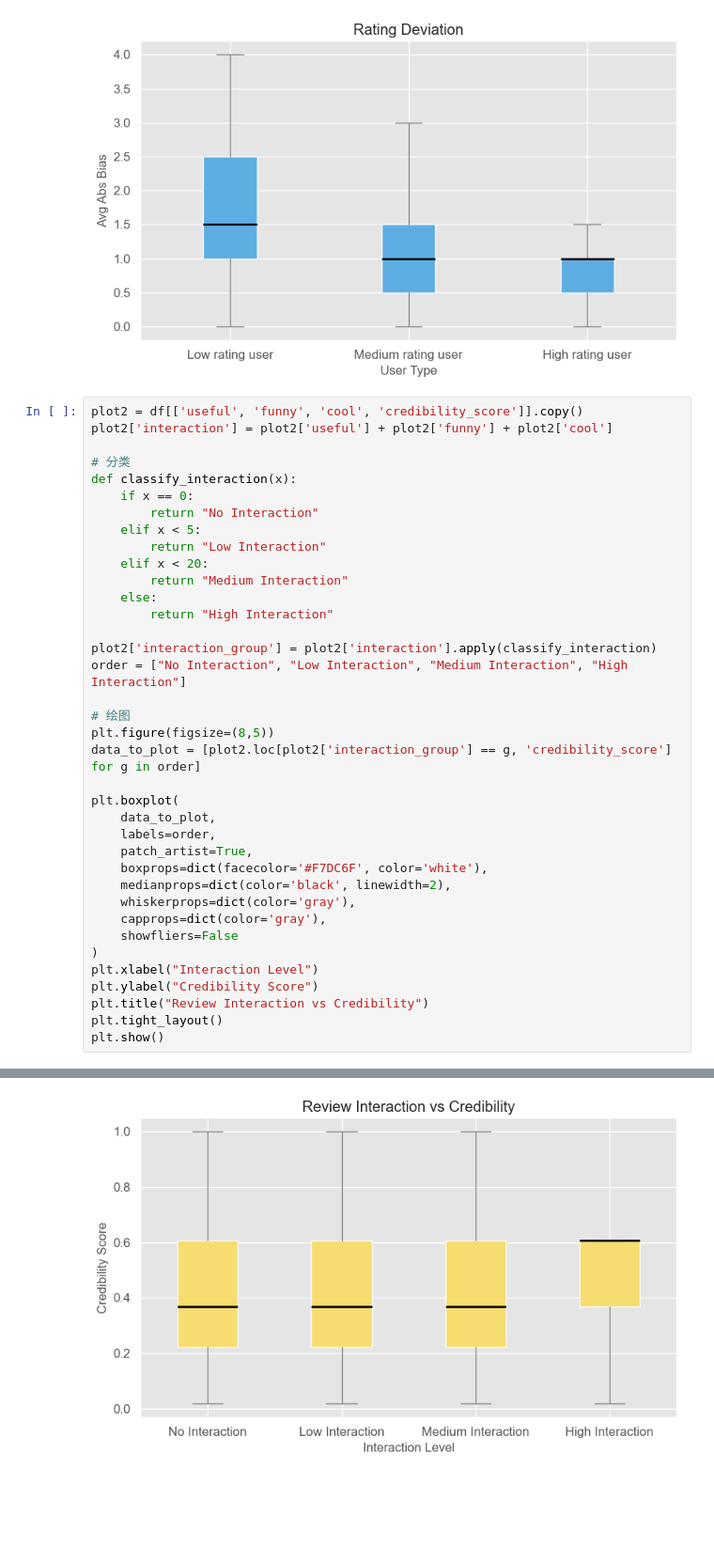
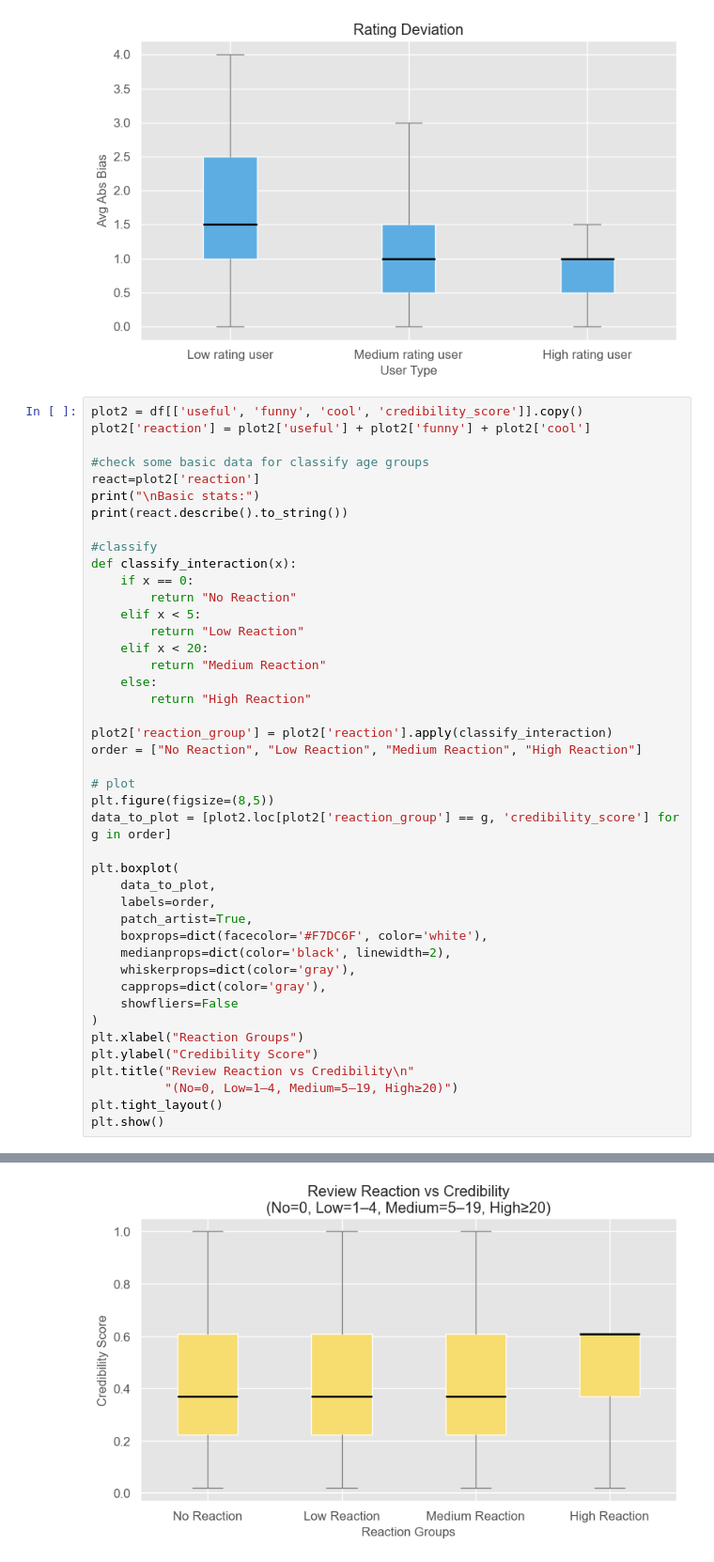
Before and after one commit to Bot-Tomchen/Data1030FinalProject, a Jupyter notebook: Final Project V1.ipynb, the cells around one changed output, grey strips where cells are left out. Shown: that part at 94% size. Drawn from its saved outputs; the diff is of its cells as text; blank space fills up the shorter version.

```diff
--- a/Final Project V1.ipynb
+++ b/Final Project V1.ipynb
@@ -463,25 +506,30 @@ plt.show()
 [figure]
 # %%
 plot2 = df[['useful', 'funny', 'cool', 'credibility_score']].copy()
-plot2['interaction'] = plot2['useful'] + plot2['funny'] + plot2['cool']
+plot2['reaction'] = plot2['useful'] + plot2['funny'] + plot2['cool']
 
-# 分类
+#check some basic data for classify age groups
+react=plot2['reaction']
+print("\nBasic stats:")
+print(react.describe().to_string())
+
+#classify
 def classify_interaction(x):
     if x == 0:
-        return "No Interaction"
+        return "No Reaction"
     elif x < 5:
-        return "Low Interaction"
+        return "Low Reaction"
     elif x < 20:
-        return "Medium Interaction"
+        return "Medium Reaction"
     else:
-        return "High Interaction"
+        return "High Reaction"
 
-plot2['interaction_group'] = plot2['interaction'].apply(classify_interaction)
-order = ["No Interaction", "Low Interaction", "Medium Interaction", "High Interaction"]
+plot2['reaction_group'] = plot2['reaction'].apply(classify_interaction)
+order = ["No Reaction", "Low Reaction", "Medium Reaction", "High Reaction"]
 
-# 绘图
+# plot
 plt.figure(figsize=(8,5))
-data_to_plot = [plot2.loc[plot2['interaction_group'] == g, 'credibility_score'] for g in order]
+data_to_plot = [plot2.loc[plot2['reaction_group'] == g, 'credibility_score'] for g in order]
 
 plt.boxplot(
     data_to_plot,
@@ -493,9 +541,10 @@ plt.boxplot(
     capprops=dict(color='gray'),
     showfliers=False
 )
-plt.xlabel("Interaction Level")
+plt.xlabel("Reaction Groups")
 plt.ylabel("Credibility Score")
-plt.title("Review Interaction vs Credibility")
+plt.title("Review Reaction vs Credibility\n"
+          "(No=0, Low=1–4, Medium=5–19, High≥20)")
 plt.tight_layout()
 plt.show()
 # %% [output]
@@ -502,2 +560,2 @@ plt.show()
-[figure, old version]
+[figure, new version]
 # %%
```
Also changed, not shown: parts of 7 cells of this notebook.
